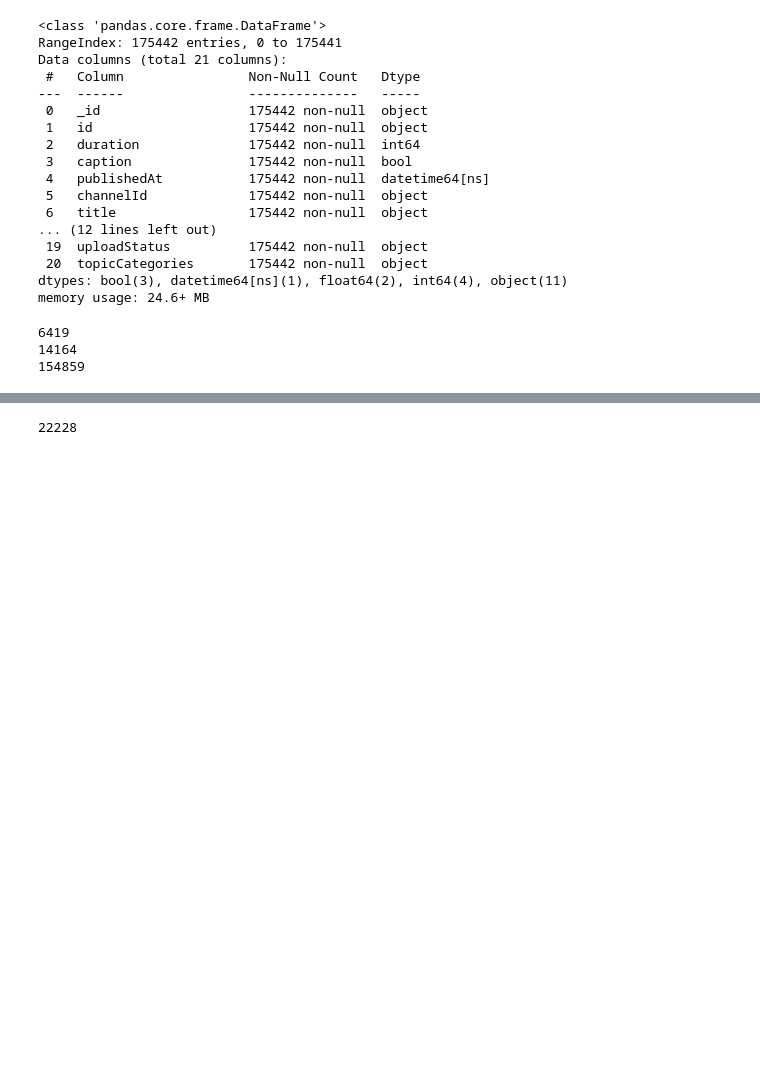
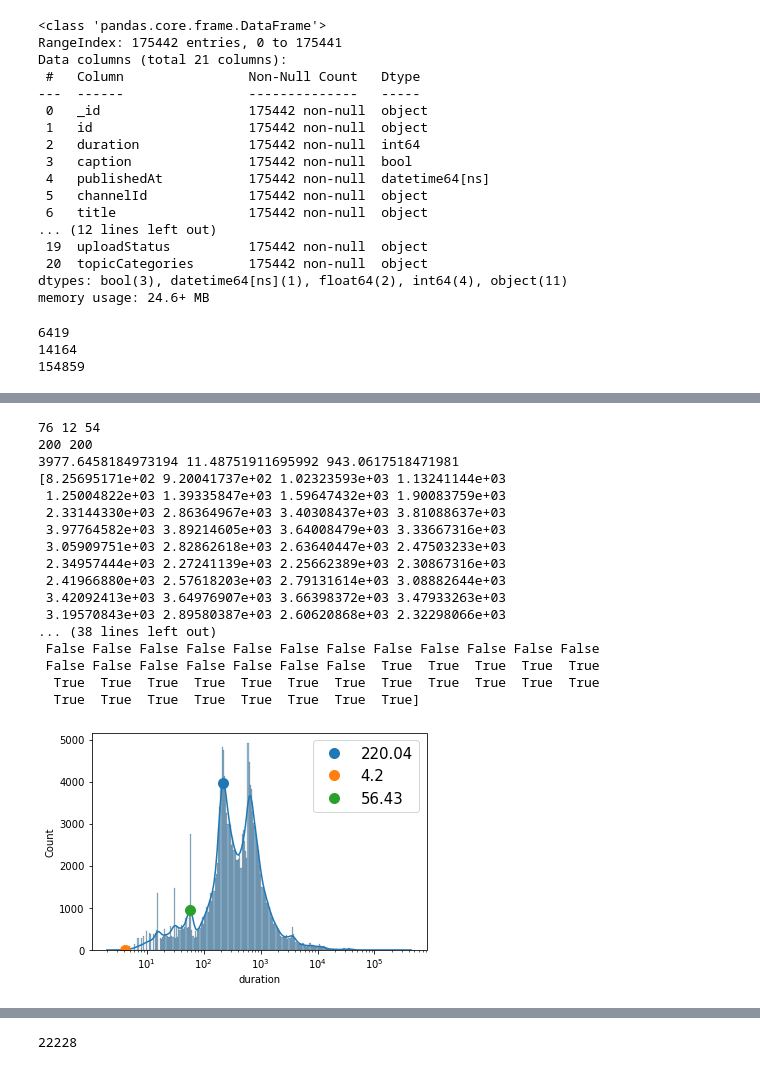
Before and after one commit to lemontree1729/learning-youtube-api, a Jupyter notebook: main.ipynb, the cells around one changed output, grey strips where cells are left out. Drawn from its saved outputs; the diff is of its cells as text; code cells hidden in the pictures; blank space fills up the shorter version.

```diff
--- a/main.ipynb
+++ b/main.ipynb
@@ -277,2 +330,39 @@ sns.histplot(notLive, x=notLive.duration, kde=True, log_scale=True)
+# %%
+ax = sns.histplot(notLive, x=notLive.duration, kde=True, log_scale=True)
+x = ax.lines[0].get_xdata()
+y = ax.lines[0].get_ydata()
+maxid1 = np.argmax(y)
+maxid2 = np.argmax(y[x>100])
+maxid3 = np.argmax(y[x<100])
+print(maxid1, maxid2, maxid3)
+print(len(x), len(y))
+print(y[maxid1], y[maxid2], y[maxid3])
+print(y[x>100])
+print(x>100000)
+plt.plot(x[maxid1], y[maxid1], 'o', label=round(x[maxid1],2), ms=10)
+plt.plot(x[maxid2], y[maxid2], 'o', label=round(x[maxid2],2), ms=10)
+plt.plot(x[maxid3], y[maxid3], 'o', label=round(x[maxid3],2), ms=10)
+
+plt.legend(fontsize=15)
+plt.show()
+# %% [output]
+76 12 54
+200 200
+3977.6458184973194 11.48751911695992 943.0617518471981
+[8.25695171e+02 9.20041737e+02 1.02323593e+03 1.13241144e+03
+ 1.25004822e+03 1.39335847e+03 1.59647432e+03 1.90083759e+03
+ 2.33144330e+03 2.86364967e+03 3.40308437e+03 3.81088637e+03
+ 3.97764582e+03 3.89214605e+03 3.64008479e+03 3.33667316e+03
+ 3.05909751e+03 2.82862618e+03 2.63640447e+03 2.47503233e+03
+ 2.34957444e+03 2.27241139e+03 2.25662389e+03 2.30867316e+03
+ 2.41966880e+03 2.57618203e+03 2.79131614e+03 3.08882644e+03
+ 3.42092413e+03 3.64976907e+03 3.66398372e+03 3.47933263e+03
+ 3.19570843e+03 2.89580387e+03 2.60620868e+03 2.32298066e+03
+... (38 lines left out)
+ False False False False False False False False False False False False
+ False False False False False False False  True  True  True  True  True
+  True  True  True  True  True  True  True  True  True  True  True  True
+  True  True  True  True  True  True  True  True]
+[figure, added]
 # %%
 sns.histplot(df, x=df.publishedAt, kde=True)
```
Also changed, not shown: parts of 25 cells of this notebook.
